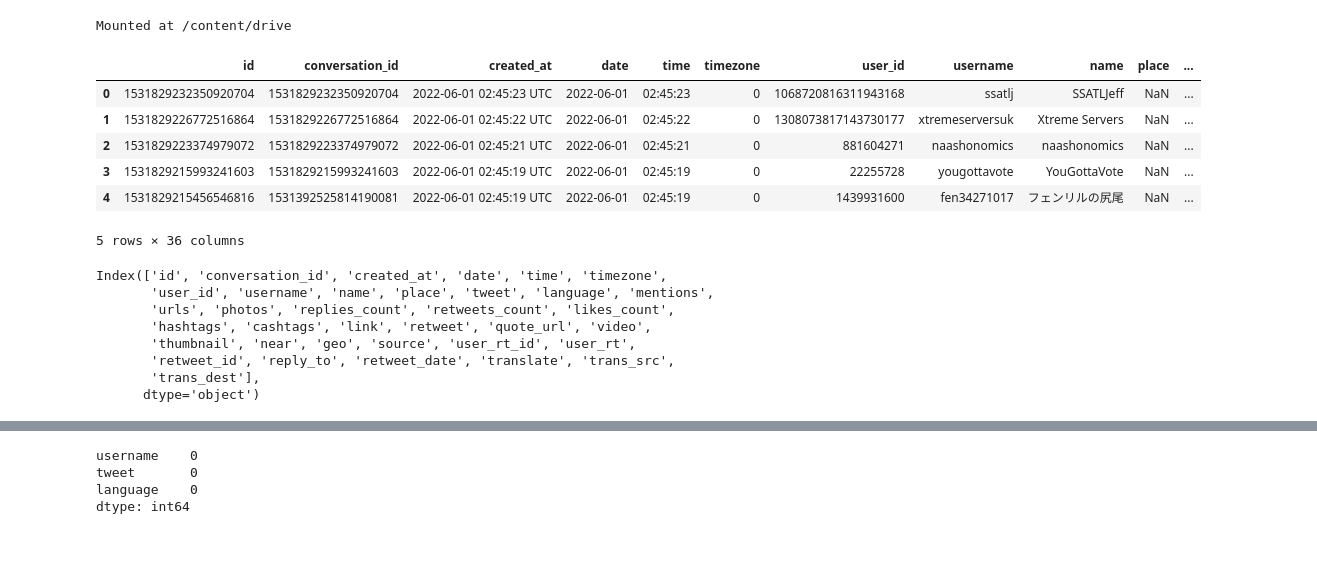
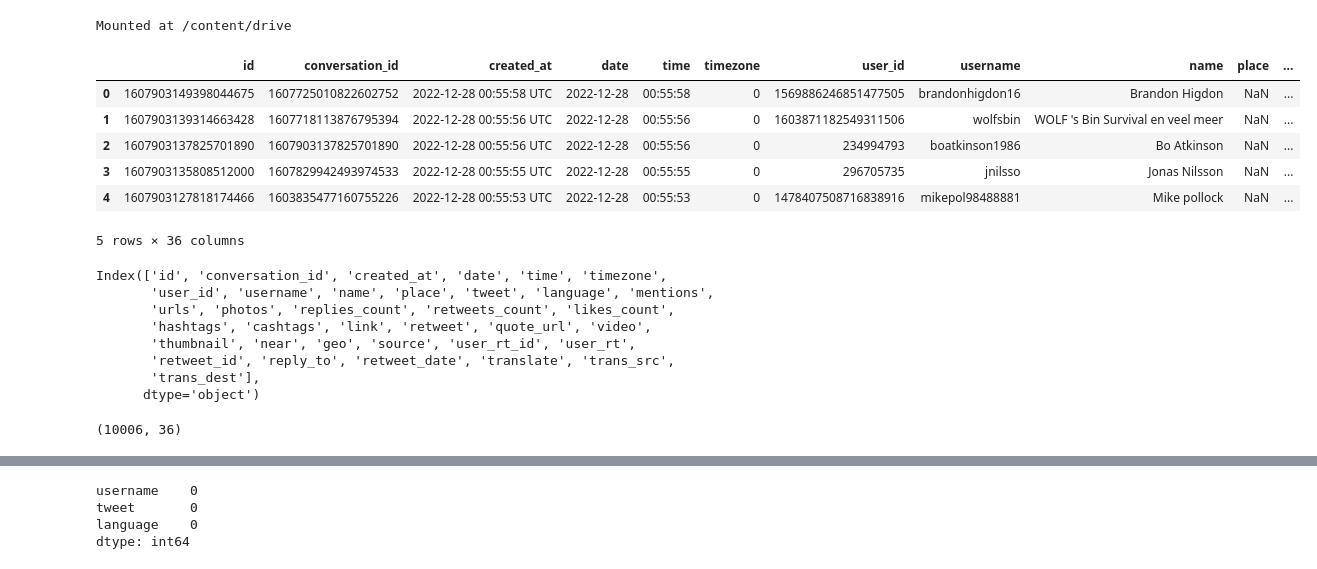
Before and after one commit to danielrodriguez007/Data_Analysis, a Jupyter notebook: Ukraine_Russia_War.ipynb, the cells around one changed output, grey strips where cells are left out. Drawn from its saved outputs; the diff is of its cells as text; code cells hidden in the pictures.

```diff
--- a/Ukraine_Russia_War.ipynb
+++ b/Ukraine_Russia_War.ipynb
@@ -16,15 +17,15 @@ import re
 from nltk.corpus import stopwords
 import string
 # %%
-data = pd.read_csv('/content/drive/MyDrive/Colab Notebooks/filename.csv')
+data = pd.read_csv('/content/drive/MyDrive/Colab Notebooks/Russia_Ukraine.csv')
 data.head()
 # %% [output]
 |  | id | conversation_id | created_at | date | time | timezone | user_id | username | name | place | ... |
-| 0 | 1531829232350920704 | 1531829232350920704 | 2022-06-01 02:45:23 UTC | 2022-06-01 | 02:45:23 | 0 | 1068720816311943168 | ssatlj | SSATLJeff | NaN | ... |
-| 1 | 1531829226772516864 | 1531829226772516864 | 2022-06-01 02:45:22 UTC | 2022-06-01 | 02:45:22 | 0 | 1308073817143730177 | xtremeserversuk | Xtreme Servers | NaN | ... |
-| 2 | 1531829223374979072 | 1531829223374979072 | 2022-06-01 02:45:21 UTC | 2022-06-01 | 02:45:21 | 0 | 881604271 | naashonomics | naashonomics | NaN | ... |
-| 3 | 1531829215993241603 | 1531829215993241603 | 2022-06-01 02:45:19 UTC | 2022-06-01 | 02:45:19 | 0 | 22255728 | yougottavote | YouGottaVote | NaN | ... |
-| 4 | 1531829215456546816 | 1531392525814190081 | 2022-06-01 02:45:19 UTC | 2022-06-01 | 02:45:19 | 0 | 1439931600 | fen34271017 | フェンリルの尻尾 | NaN | ... |
+| 0 | 1607903149398044675 | 1607725010822602752 | 2022-12-28 00:55:58 UTC | 2022-12-28 | 00:55:58 | 0 | 1569886246851477505 | brandonhigdon16 | Brandon Higdon | NaN | ... |
+| 1 | 1607903139314663428 | 1607718113876795394 | 2022-12-28 00:55:56 UTC | 2022-12-28 | 00:55:56 | 0 | 1603871182549311506 | wolfsbin | WOLF 's Bin Survival en veel meer | NaN | ... |
+| 2 | 1607903137825701890 | 1607903137825701890 | 2022-12-28 00:55:56 UTC | 2022-12-28 | 00:55:56 | 0 | 234994793 | boatkinson1986 | Bo Atkinson | NaN | ... |
+| 3 | 1607903135808512000 | 1607829942493974533 | 2022-12-28 00:55:55 UTC | 2022-12-28 | 00:55:55 | 0 | 296705735 | jnilsso | Jonas Nilsson | NaN | ... |
+| 4 | 1607903127818174466 | 1603835477160755226 | 2022-12-28 00:55:53 UTC | 2022-12-28 | 00:55:53 | 0 | 1478407508716838916 | mikepol98488881 | Mike pollock | NaN | ... |
 5 rows × 36 columns
 # %%
 data.columns
@@ -37,3 +38,7 @@ Index(['id', 'conversation_id', 'created_at', 'date', 'time', 'timezone',
        'retweet_id', 'reply_to', 'retweet_date', 'translate', 'trans_src',
        'trans_dest'],
       dtype='object')
+# %%
+data.shape
+# %% [output]
+(10006, 36)
```
Also changed, not shown: parts of 9 cells of this notebook.
